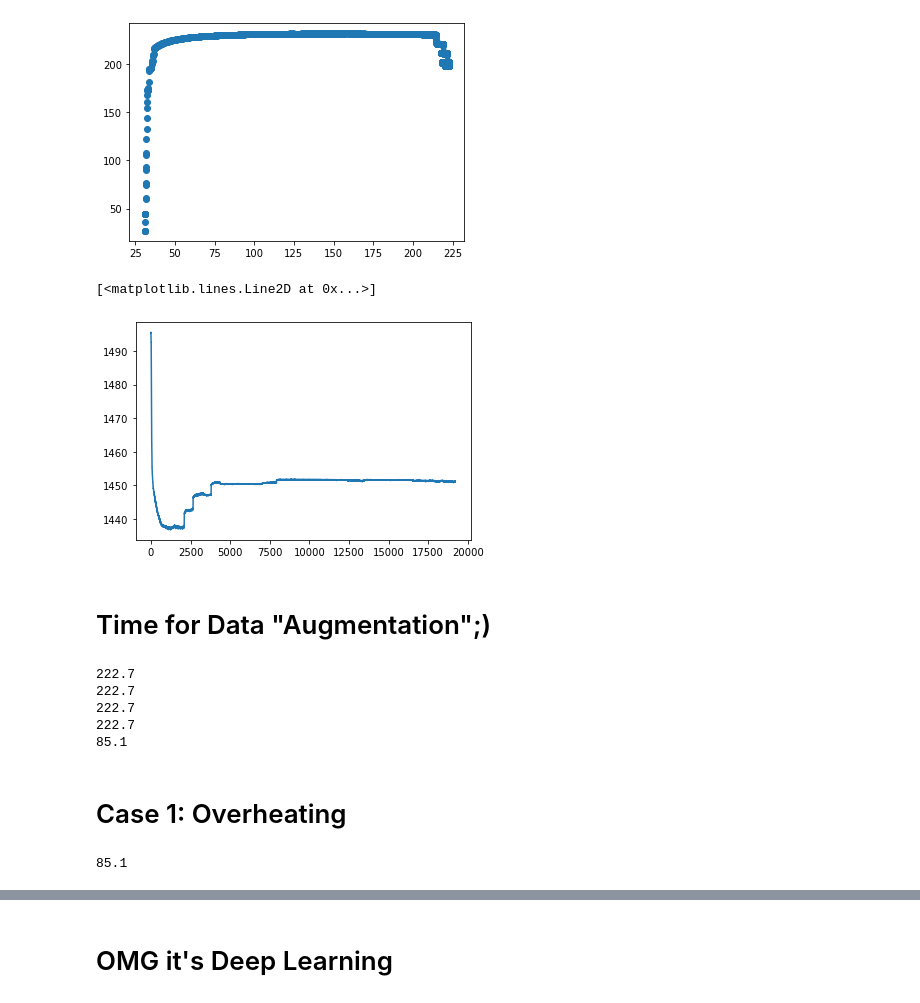
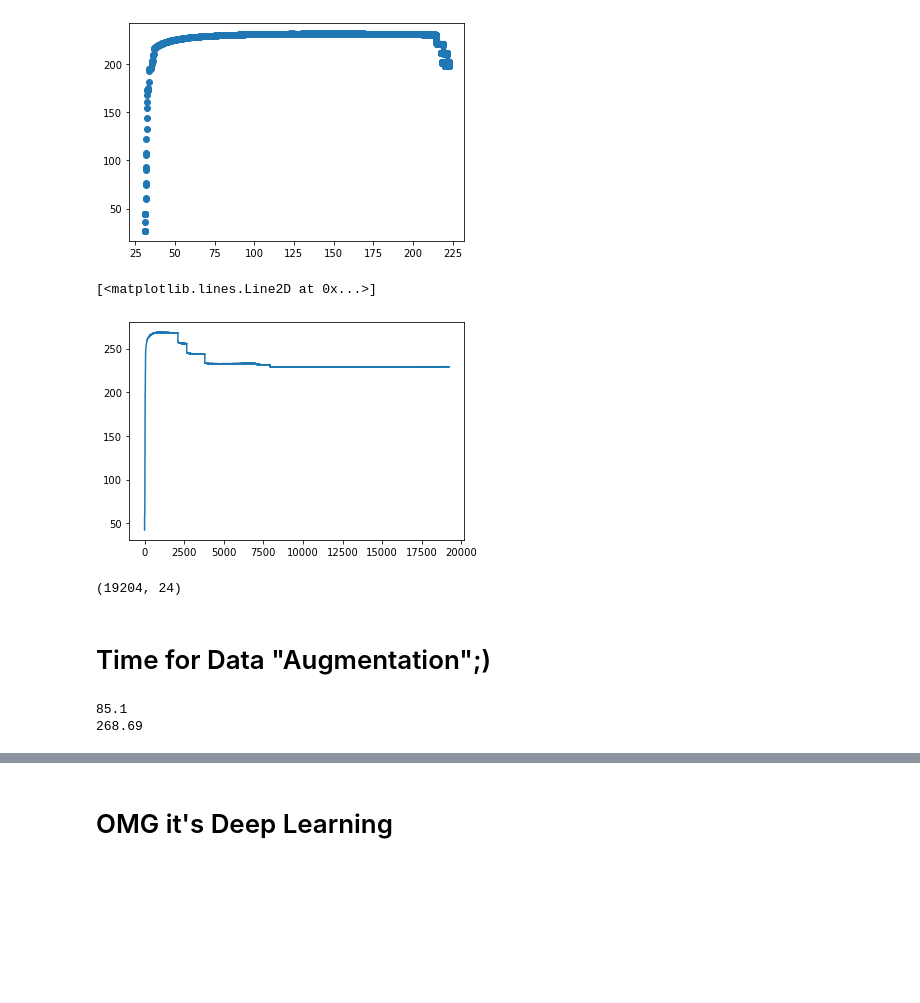
Before and after one commit to DanilFedorovsky/studentHack404, a Jupyter notebook: data_analysis.ipynb, the cells around one changed output, grey strips where cells are left out. Cells and saved outputs as stored; diff of their text form; code cells hidden in the pictures; blank space fills up the shorter version.

```diff
--- a/data_analysis.ipynb
+++ b/data_analysis.ipynb
@@ -44,28 +53,26 @@ plt.scatter(df["Temp Pt100 RTD winding U"],df["Output power"])
 <matplotlib.collections.PathCollection at 0x...>
 [figure]
 # %%
-plt.plot(df["Speed"])
+plt.plot(df["Input power"])
 # %% [output]
 [<matplotlib.lines.Line2D at 0x...>]
-[figure, old version]
+[figure, new version]
+# %%
+print(df.shape)
+X = df.to_numpy(dtype=np.float16)
+X = torch.Tensor(X)
+Y = torch.stack([torch.zeros(19204),torch.zeros(19204),torch.ones(19204)]).view(19204,3)
+X_p = X
+# %% [output]
+(19204, 24)
 # %% [markdown]
 # Time for Data "Augmentation";)
-# %%
-print(max(df["Temp Pt100 RTD winding U"]))
-print(max(df["Temp Pt100 RTD winding U"]))
-print(max(df["Temp Pt100 RTD winding U"]))
-print(max(df["Temp Pt100 RTD winding U"]))
-print(max(df["Temp Terminal"]))# Temperatur and Anschlussklemme
-# %% [output]
-222.7
-222.7
-222.7
-222.7
-85.1
-# %% [markdown]
-# Case 1: Overheating
 # %%
-# Temp Terminal (an Anschlussklemme steigt über 90 => Gelb, über 100 => rot)
+# Temp Terminal (an Anschlussklemme steigt über 90 oder IN Power über 280
+# Inp Power über 300 UND Temp Terminal über 100 => rot
 print(max(df["Temp Terminal"]))# Temperatur and Anschlussklemme
+print(max(df["Input power"]))
+# 13 & 19
 # %% [output]
 85.1
+268.69
```
Also changed, not shown: parts of 7 cells of this notebook.
